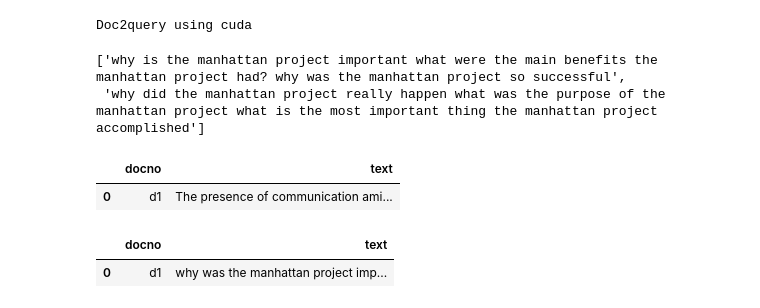
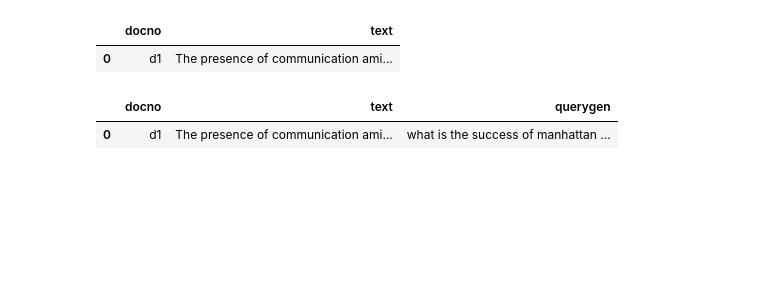
Before and after one commit to terrierteam/pyterrier_doc2query, a Jupyter notebook: pyterrier_doc2query_vaswani.ipynb, the cells around one changed output. Saved outputs shown, nothing was run; the diff lists cells and outputs as text; code cells hidden in the pictures; blank space fills up the shorter version.

```diff
--- a/pyterrier_doc2query_vaswani.ipynb
+++ b/pyterrier_doc2query_vaswani.ipynb
@@ -32,26 +9,20 @@ PyTerrier 0.4.0 has loaded Terrier 5.4 (built by craigm on 2021-01-16 14:17)
 # %%
 from pyterrier_doc2query import Doc2Query
-doc2query = Doc2Query(out_attr="text", batch_size=8)
+doc2query = Doc2Query()
-# %% [output]
-Doc2query using cuda
 # %%
-sample_doc = "The presence of communication amid scientific minds was equally important to the success of the Manhattan Project as scientific intellect was. The only cloud hanging over the impressive achievement of the atomic researchers and engineers is what their success truly meant; hundreds of thousands of innocent lives obliterated"
-doc2query._doc2query([sample_doc, sample_doc])
+import pandas as pd
+df = pd.DataFrame([
+    {'docno': 'd1', 'text': "The presence of communication amid scientific minds was equally important to the success of the Manhattan Project as scientific intellect was. The only cloud hanging over the impressive achievement of the atomic researchers and engineers is what their success truly meant; hundreds of thousands of innocent lives obliterated"}
+])
+df
 # %% [output]
-['why is the manhattan project important what were the main benefits the manhattan project had? why was the manhattan project so successful',
- 'why did the manhattan project really happen what was the purpose of the manhattan project what is the most important thing the manhattan project accomplished']
+|  | docno | text |
+| 0 | d1 | The presence of communication ami... |
-# %%
-import pandas as pd
-df = pd.DataFrame([{'docno' : 'd1', 'text' : sample_doc}])
-df
-# %% [output]
-|  | docno | text |
-| 0 | d1 | The presence of communication ami... |
 # %%
-doc2query.transform(df)
+doc2query(df)
 # %% [output]
-|  | docno | text |
-| 0 | d1 | why was the manhattan project imp... |
+|  | docno | text | querygen |
+| 0 | d1 | The presence of communication ami... | what is the success of manhattan ... |
 # %%
 dataset = pt.get_dataset("irds:vaswani")
 index_loc = "./index_path"
```
Also changed, not shown: parts of 5 cells of this notebook, 1 other file.
